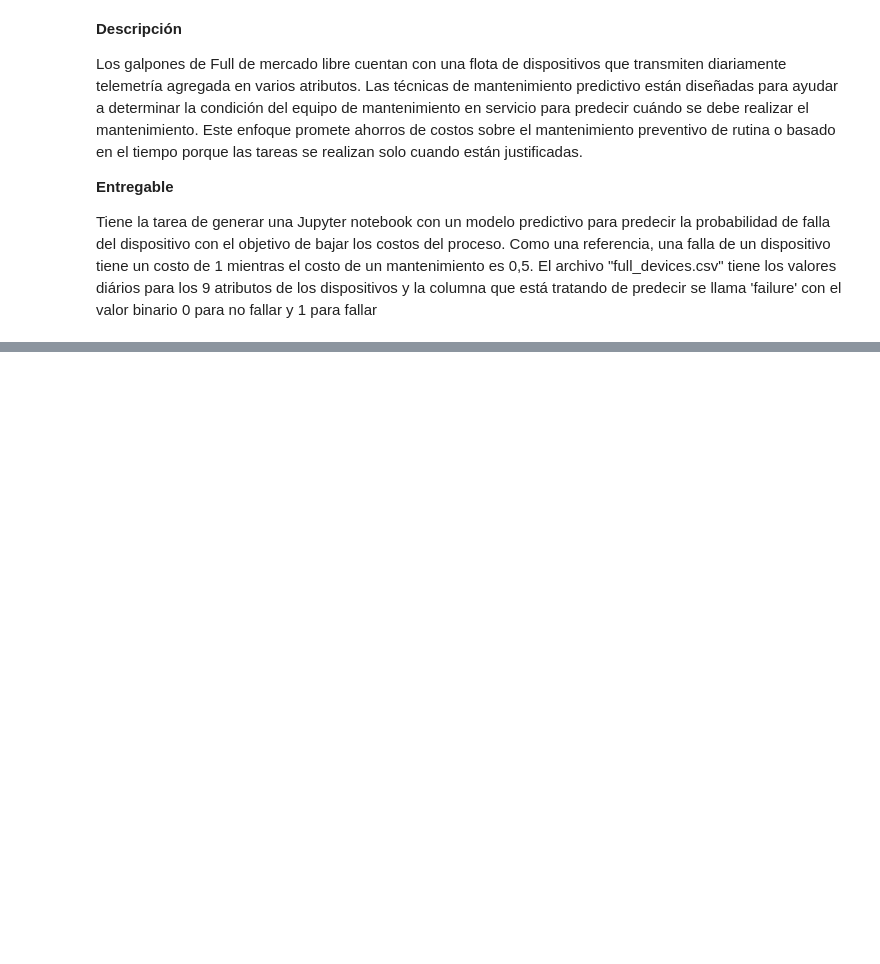
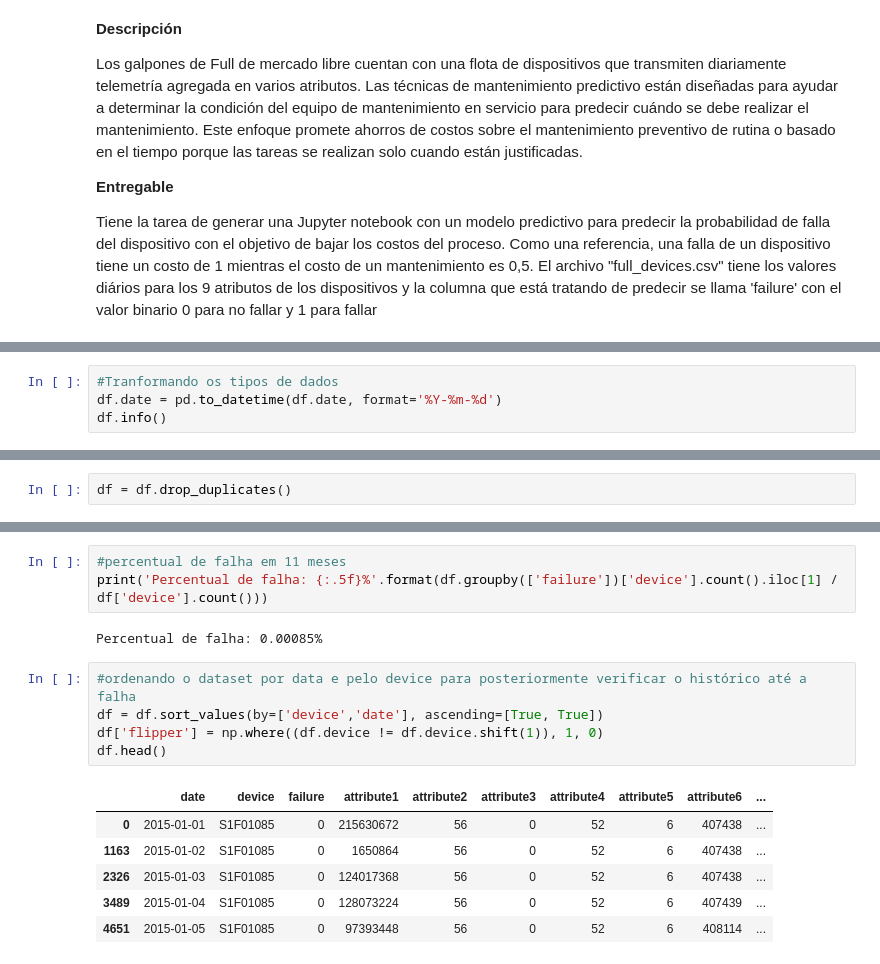
Before and after one commit to 6abi/teste-tecnico-meli-ds, a Jupyter notebook: notebooks/3.2 Previsión de falla.ipynb, the cells around one changed output, grey strips where cells are left out. Drawn from its saved outputs; the diff is of its cells as text; blank space fills up the shorter version.

```diff
--- a/notebooks/3.2 Previsión de falla.ipynb
+++ b/notebooks/3.2 Previsión de falla.ipynb
@@ -24,0 +86,4 @@ el valor binario 0 para no fallar y 1 para fallar
+# %%
+#Tranformando os tipos de dados
+df.date = pd.to_datetime(df.date, format='%Y-%m-%d')
+df.info()
@@ -24,0 +110,2 @@ el valor binario 0 para no fallar y 1 para fallar
+# %%
+df = df.drop_duplicates()
@@ -24,0 +125,17 @@ el valor binario 0 para no fallar y 1 para fallar
+# %%
+#percentual de falha em 11 meses
+print('Percentual de falha: {:.5f}%'.format(df.groupby(['failure'])['device'].count().iloc[1] / df['device'].count()))
+# %% [output]
+Percentual de falha: 0.00085%
+# %%
+#ordenando o dataset por data e pelo device para posteriormente verificar o histórico até a falha
+df = df.sort_values(by=['device','date'], ascending=[True, True])
+df['flipper'] = np.where((df.device != df.device.shift(1)), 1, 0)
+df.head()
+# %% [output]
+|  | date | device | failure | attribute1 | attribute2 | attribute3 | attribute4 | attribute5 | attribute6 | ... |
+| 0 | 2015-01-01 | S1F01085 | 0 | 215630672 | 56 | 0 | 52 | 6 | 407438 | ... |
+| 1163 | 2015-01-02 | S1F01085 | 0 | 1650864 | 56 | 0 | 52 | 6 | 407438 | ... |
+| 2326 | 2015-01-03 | S1F01085 | 0 | 124017368 | 56 | 0 | 52 | 6 | 407438 | ... |
+| 3489 | 2015-01-04 | S1F01085 | 0 | 128073224 | 56 | 0 | 52 | 6 | 407439 | ... |
+| 4651 | 2015-01-05 | S1F01085 | 0 | 97393448 | 56 | 0 | 52 | 6 | 408114 | ... |
```
Also changed, not shown: parts of 18 cells of this notebook, 13 other files.
